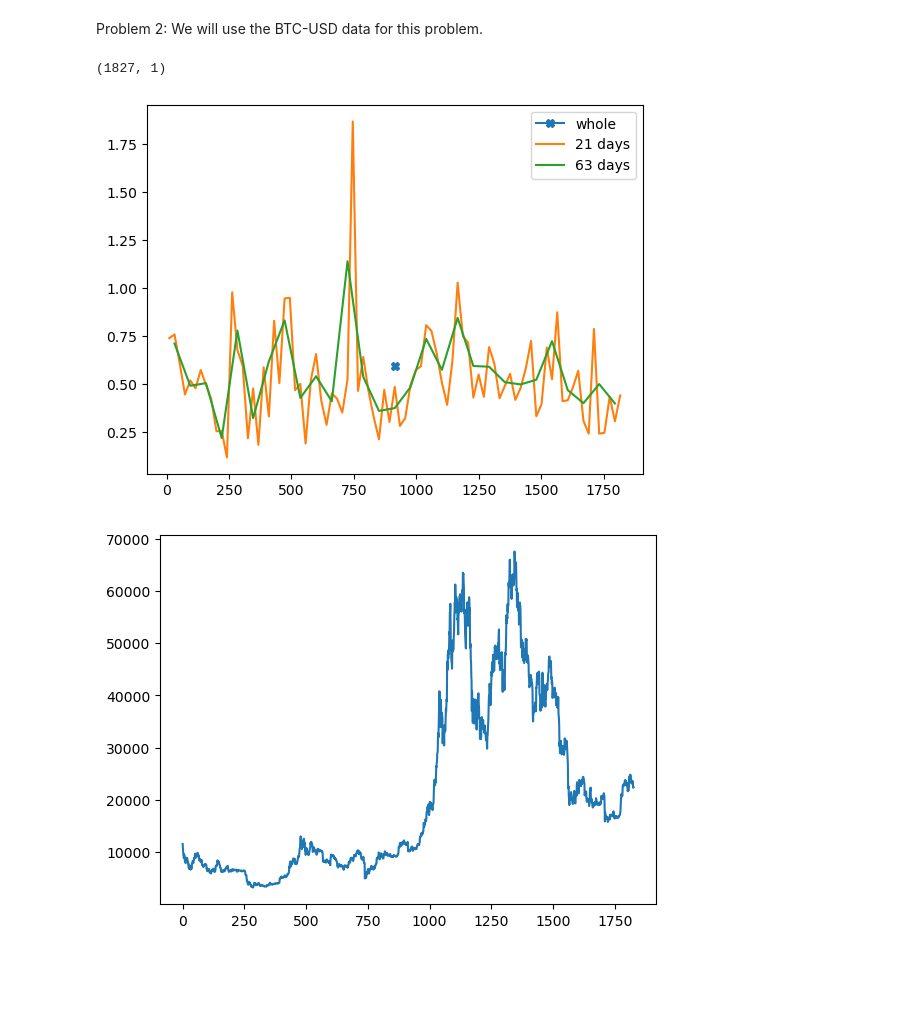
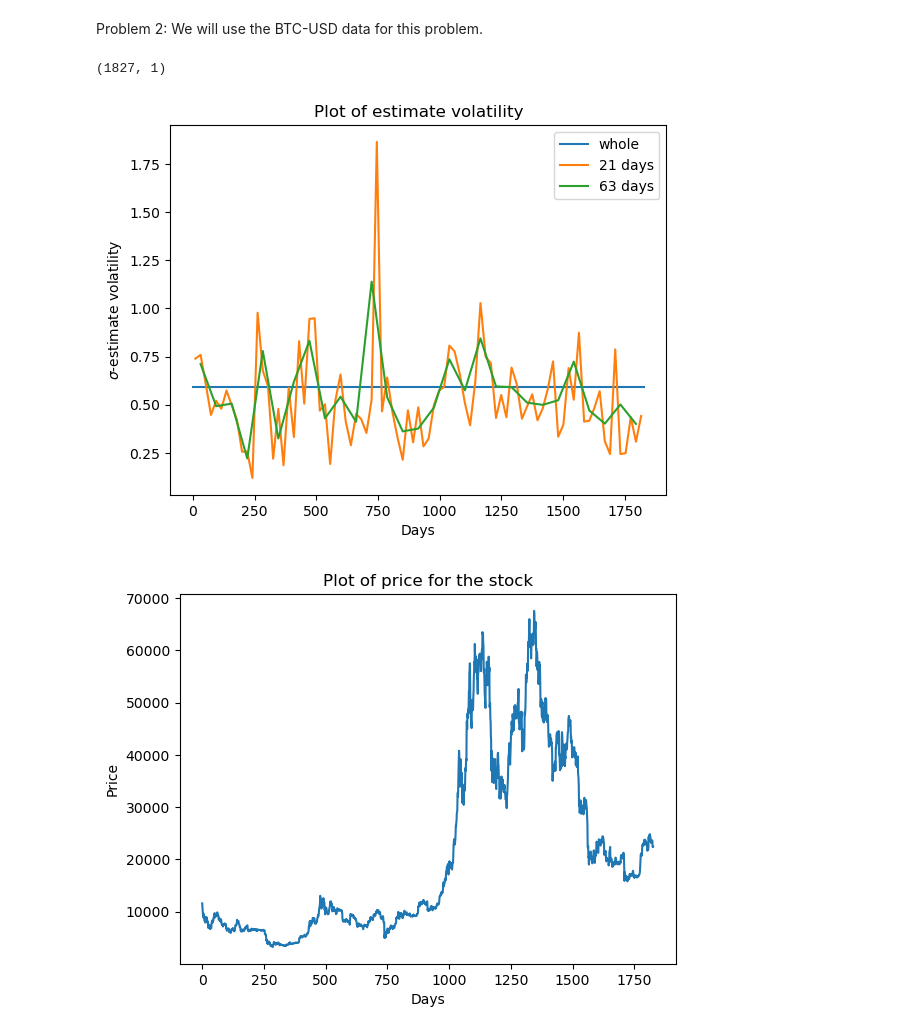
Before and after one commit to nhatthanhtran/Math228_DataScience, a Jupyter notebook: Project3/Project3.ipynb, the cells around one changed output. Drawn from its saved outputs; the diff is of its cells as text; code cells hidden in the pictures; blank space fills up the shorter version.

```diff
--- a/Project3/Project3.ipynb
+++ b/Project3/Project3.ipynb
@@ -61,33 +61,39 @@ def compute_volatility(data, time_size):
     time = np.zeros((n//time_size,))
     i = 0
     for item in np.split(data, n//time_size):
         result[i] = np.sum(np.power(np.log(item[1:]) - np.log(item[:-1]), 2))
         time[i] = (time_size*(i+1) + time_size*i)/2.0
         result[i] = np.sqrt((result[i]/(time_size))*252)
         i += 1
 
 
 
     return result , time
 
 df = read_csv("BTC-USD.csv")
 print(df.loc[:,["Adj Close"]].shape)
 data = df.loc[:,["Adj Close"]].to_numpy().squeeze()
 sigma_a, time_a = compute_volatility(data, data.size)
 sigma_b, time_b = compute_volatility(data, 21)
 sigma_c, time_c = compute_volatility(data, 63)
 
 plt.figure()
-plt.plot([0,data.size], [sigma_a,sigma_a], "-X", label="whole")
+plt.plot([0,data.size], [sigma_a,sigma_a], "-", label="whole")
 plt.plot(time_b, sigma_b, "-", label="21 days")
 plt.plot(time_c, sigma_c, "-", label="63 days")
+plt.xlabel("Days")
+plt.ylabel("$\sigma$-estimate volatility")
+plt.title("Plot of estimate volatility")
 plt.legend()
 plt.show()
 
 plt.figure()
 plt.plot(np.arange(data.size),data)
+plt.xlabel("Days")
+plt.ylabel("Price")
+plt.title("Plot of price for the stock")
 plt.show()
 # %% [output]
 (1827, 1)
-[figure, old version]
+[figure, new version]
-[figure, old version]
+[figure, new version]
```
Also changed, not shown: parts of 3 cells of this notebook.
